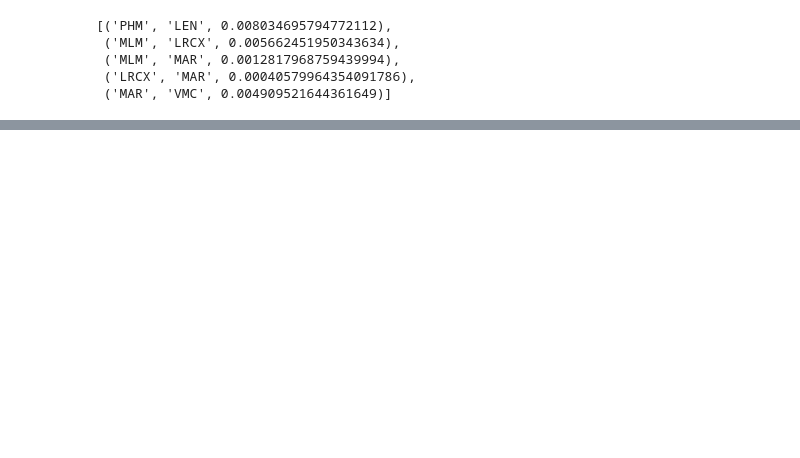
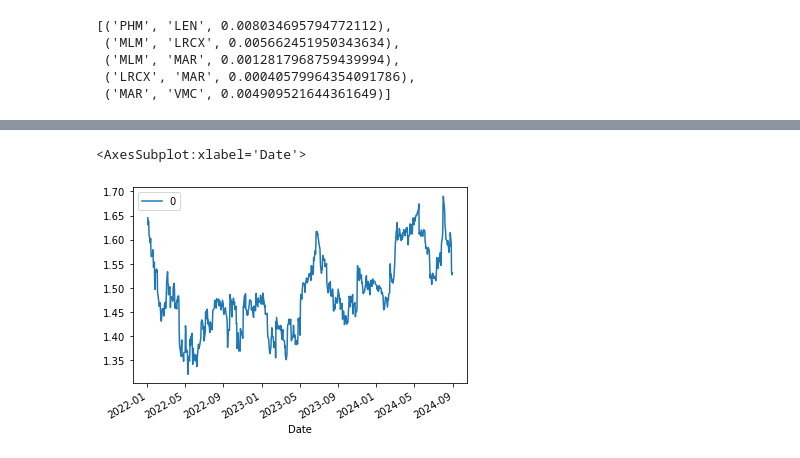
Before and after one commit to shenyifan17/equities_mean_reversion, a Jupyter notebook: main_strategy.ipynb, the cells around one changed output, grey strips where cells are left out. Cells and saved outputs as stored; diff of their text form; code cells hidden in the pictures; blank space fills up the shorter version.

Commit message:
Add rescale spread function

```diff
--- a/main_strategy.ipynb
+++ b/main_strategy.ipynb
@@ -27,0 +34,17 @@ coint_pairs
+# %%
+# construct spreads
+# 0
+x = np.log(df_last_yr['MLM'].values)
+x_const = sm.add_constant(x)
+# 1
+y = np.log(df_last_yr['MAR'])
+linear_reg = sm.OLS(y, x_const)
+result = linear_reg.fit()
+alpha = result.params[0]
+beta = result.params[1]
+df_spread = pd.DataFrame(np.log(df_last_yr['MLM']) - np.log(df_last_yr['MAR'])*beta-alpha)
+# %%
+df_spread.plot()
+# %% [output]
+<AxesSubplot:xlabel='Date'>
+[figure, added]
```
Also changed, not shown: parts of 2 cells of this notebook, 1 other file.
